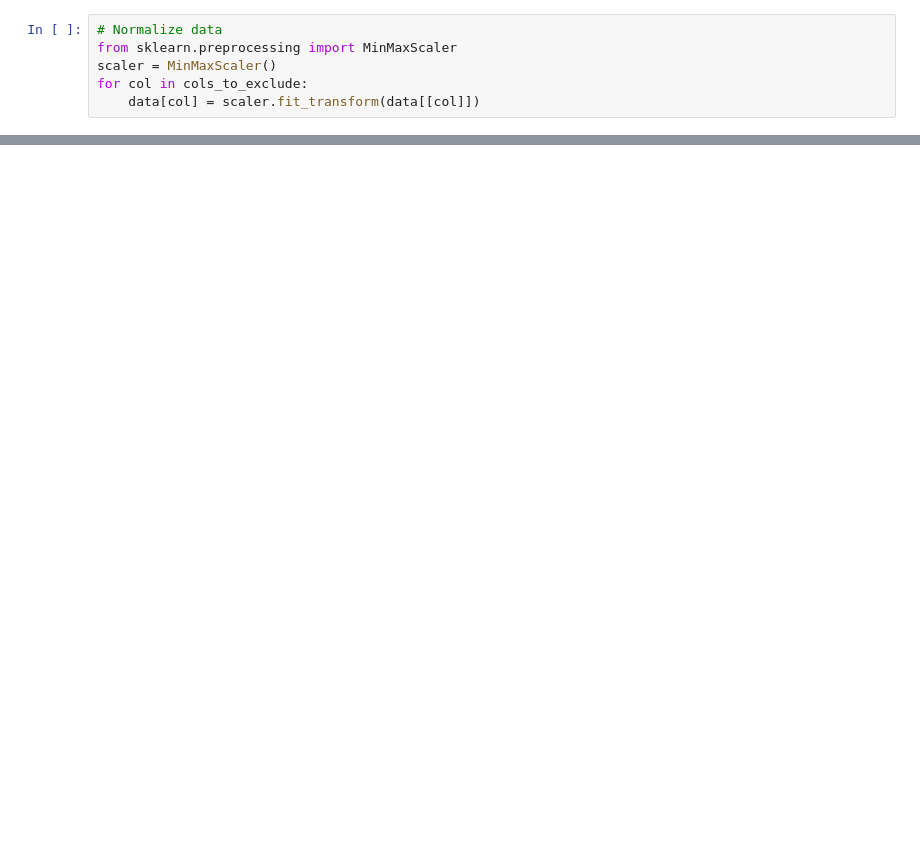
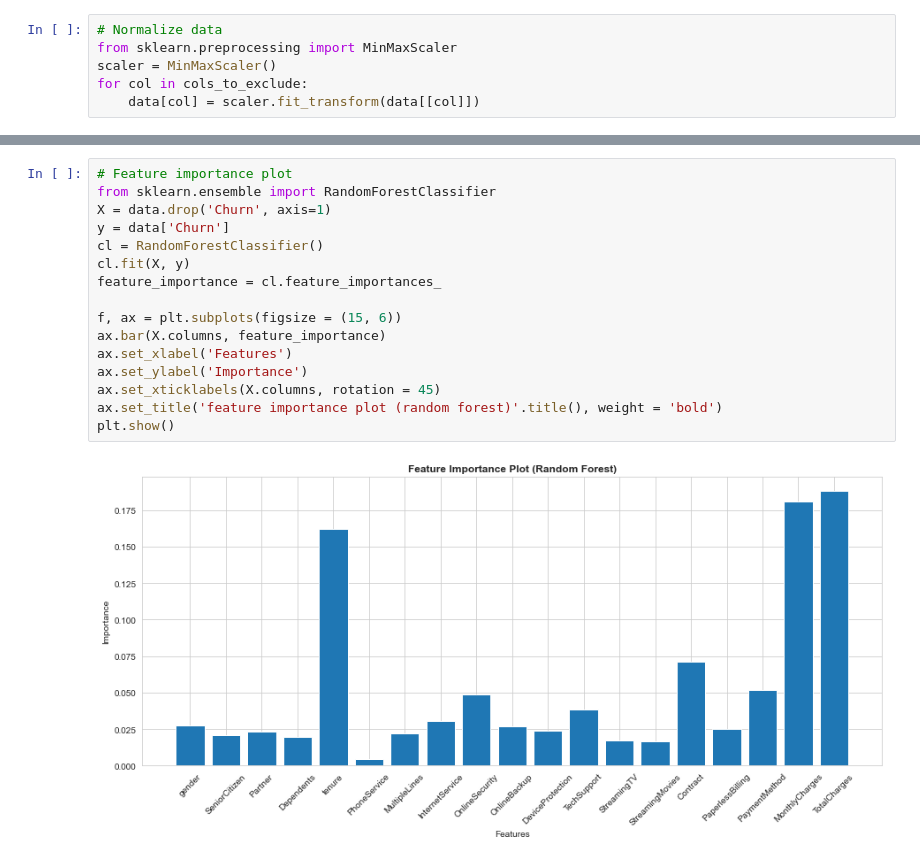
Before and after one commit to eedloo/Projects, a Jupyter notebook: Churn/preprocessing.ipynb, the cells around one changed output, grey strips where cells are left out. Saved outputs shown, nothing was run; the diff lists cells and outputs as text; blank space fills up the shorter version.

```diff
--- a/Churn/preprocessing.ipynb
+++ b/Churn/preprocessing.ipynb
@@ -184,0 +200,18 @@ data.head()
+# %%
+# Feature importance plot
+from sklearn.ensemble import RandomForestClassifier
+X = data.drop('Churn', axis=1)
+y = data['Churn']
+cl = RandomForestClassifier()
+cl.fit(X, y)
+feature_importance = cl.feature_importances_
+
+f, ax = plt.subplots(figsize = (15, 6))
+ax.bar(X.columns, feature_importance)
+ax.set_xlabel('Features')
+ax.set_ylabel('Importance')
+ax.set_xticklabels(X.columns, rotation = 45)
+ax.set_title('feature importance plot (random forest)'.title(), weight = 'bold')
+plt.show()
+# %% [output]
+[figure, added]
```
Also changed, not shown: parts of 5 cells of this notebook.
